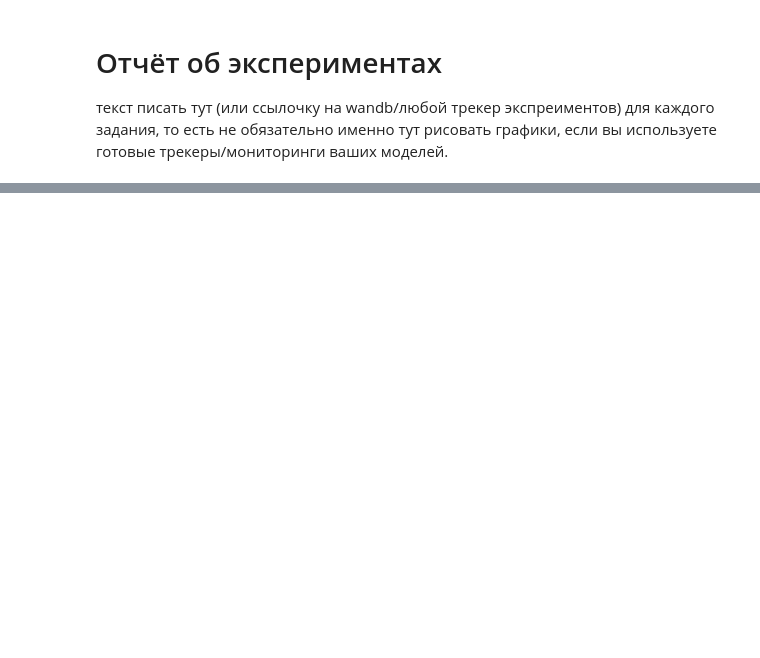
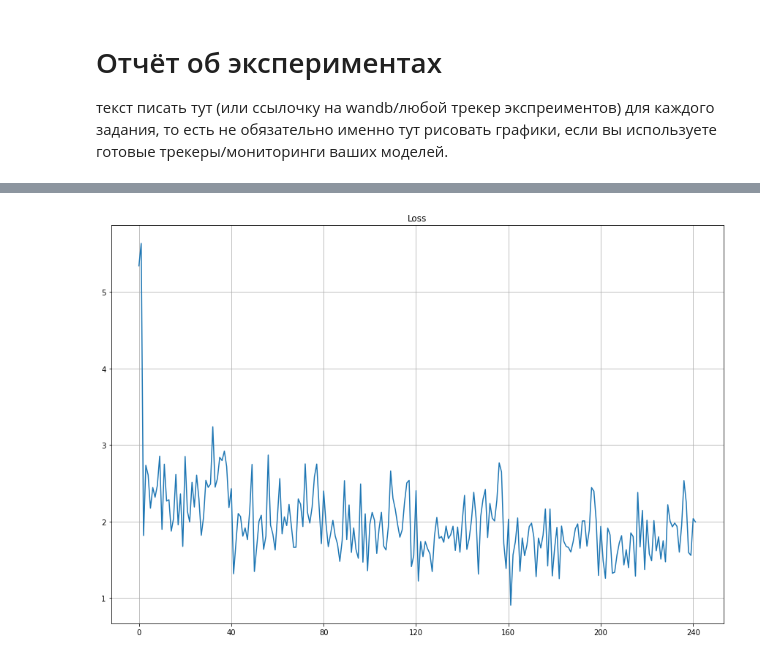
Before and after one commit to nnndk/DL_Homeworks, a Jupyter notebook: hw2/hw2.ipynb, the cells around one changed output, grey strips where cells are left out. Saved outputs shown, nothing was run; the diff lists cells and outputs as text; code cells hidden in the pictures; blank space fills up the shorter version.

```diff
--- a/hw2/hw2.ipynb
+++ b/hw2/hw2.ipynb
@@ -449,0 +574,10 @@ print(f"Оценка за это задание составит {np.clip(10 * (
+# %%
+plt.figure(figsize=(15, 10))
+sns.lineplot(data=module2.loss_history)
+plt.grid(True)
+plt.xticks([0, 40, 80, 120, 160, 200, 240])
+plt.title("Loss")
+plt.show()
+# loss около 2, но дальше не идёт
+# %% [output]
+[figure, added]
```
Also changed, not shown: parts of 32 cells of this notebook.
